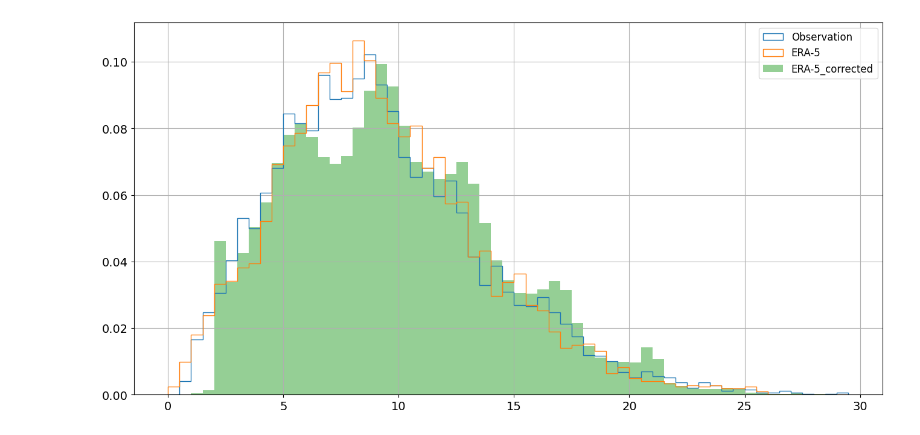
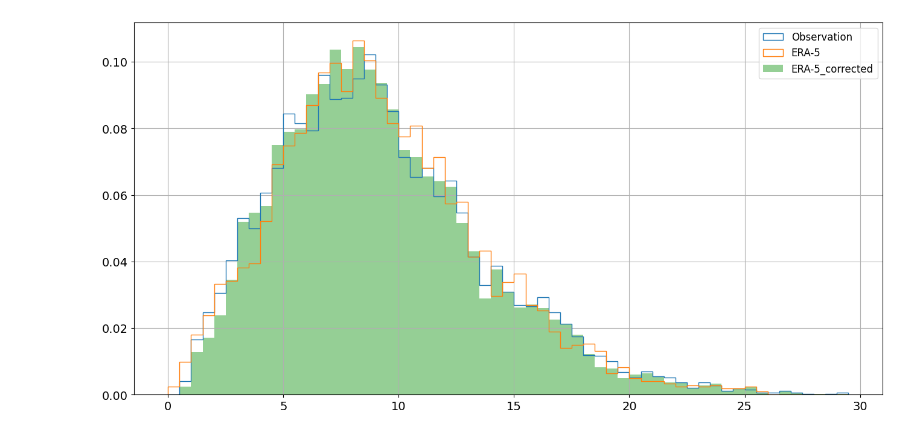
Before and after one commit to Nuwa13/Project_Python_Programming_in_Energy_Science, a Jupyter notebook: Task_3.ipynb, the cells around one changed output. Drawn from its saved outputs; the diff is of its cells as text; code cells hidden in the pictures.

```diff
--- a/Task_3.ipynb
+++ b/Task_3.ipynb
@@ -26,3 +26,7 @@ data_mrgd = pd.merge(data_LIDAR, data_ERA5, how='right', on='Time')
 
 # Ensure that the datetime format is used for the datetime index
 data_mrgd.index = pd.to_datetime(data_mrgd.index)
+
+data_mrgd['Mon']      = data_mrgd.index.strftime('%m')
+data_mrgd['Hour']     = data_mrgd.index.strftime('%H')
+data_mrgd.tail()
@@ -35,7 +47,7 @@ test_size = 0.3
 
 # set variables
 # model data = Features
-X = pd.DataFrame(data_mrgd[['WS100']])
+X = pd.DataFrame(data_mrgd[['WS100','WD100','Mon','Hour']])
 
 # valid values = observations
 Y = pd.DataFrame(data_mrgd['WS-99.2'].copy())
@@ -75,9 +87,17 @@ from sklearn.gaussian_process.kernels import ConstantKernel, RBF, RationalQuadra
 
 
 param_grid_RadiusNeighborsRegressor = {
-              "radius"            : np.arange(0, 0.5, .1),
+              "radius"            : np.arange(0.1, 1, .1),
               "leaf_size"         : np.arange(1, 10, 1),
               "p"                 : [1],
+              "weights"           : ['uniform', 'distance'],
+              "metric"            : ['euclidean','manhattan','minkowski']
+             }
+
+param_grid = {
+              "n_neighbors"       : [2,5,12,30],
+              "leaf_size"         : [1, 2, 3,15,30],
+              "p"                 : [1,2],
               "weights"           : ['uniform', 'distance'],
               "metric"            : ['euclidean','manhattan','minkowski']
              }
@@ -102,8 +122,8 @@ param_grid_Gaussian = {
 # consider to import the packages before
 
 # classifier = KNeighborsRegressor()
-# classifier = sklearn.neighbors.RadiusNeighborsRegressor()
-classifier = sklearn.gaussian_process.GaussianProcessRegressor()
+classifier = sklearn.neighbors.RadiusNeighborsRegressor()
+# classifier = sklearn.gaussian_process.GaussianProcessRegressor()
 
 # how many times shall the cross validation be done
 n          = 5
@@ -115,7 +135,7 @@ scoring    = 'neg_mean_squared_error'
 # GridSearch finds the best parameter combination for the model for which the score is minimal.
 # A cross validation is done to compare results from different subsets,
 # https://scikit-learn.org/stable/modules/generated/sklearn.model_selection.GridSearchCV.html)
-grid_model = GridSearchCV(classifier, param_grid=param_grid_Gaussian, cv=n, scoring=scoring,\
+grid_model = GridSearchCV(classifier, param_grid=param_grid_RadiusNeighborsRegressor, cv=n, scoring=scoring,\
                                   verbose=0, n_jobs=-1).fit(X_train_scaled, y_train)
 
 best_model = grid_model.best_estimator_
@@ -140,13 +177,13 @@ Best parameters:
 # %%
 nbins = np.arange(0, 30, 0.5)
 
 fig = plt.figure(figsize=(16,8))
 plt.hist(data_mrgd['WS-99.2'].iloc[valid_values], nbins, label='Observation', histtype='step', density=True)
 plt.hist(data_mrgd['WS100'].iloc[valid_values], nbins, label='ERA-5', histtype='step', density=True)
-plt.hist(predictions, nbins, label='ERA-5_corrected', alpha=0.5, density=True)
+plt.hist(predictions[valid_values], nbins, label='ERA-5_corrected', alpha=0.5, density=True)
 plt.xticks(fontsize= 14)
 plt.yticks(fontsize= 14)
 plt.legend(fontsize= 12)
 plt.grid()
 # %% [output]
-[figure, old version]
+[figure, new version]
```
Also changed, not shown: parts of 2 cells of this notebook.
